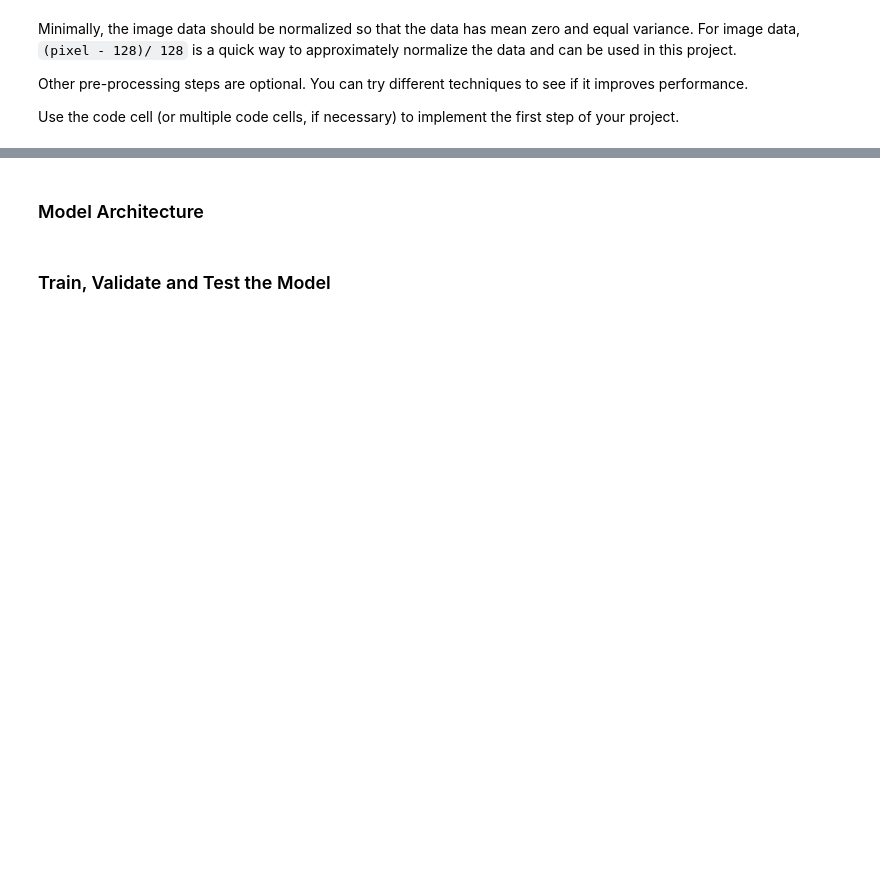
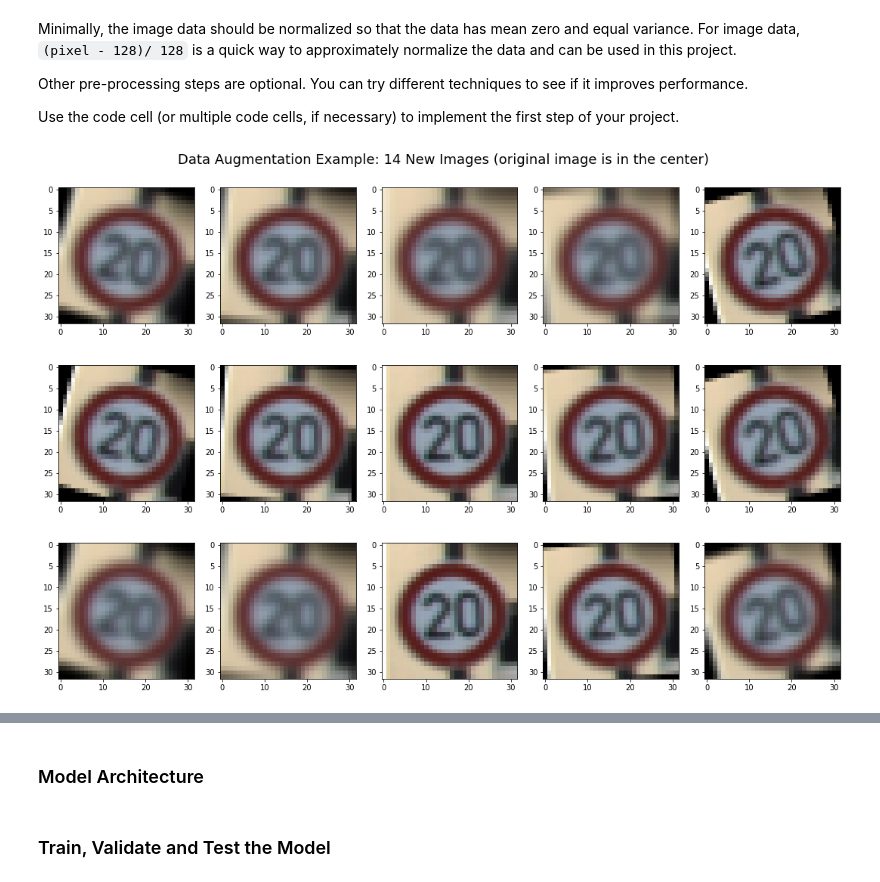
Before and after one commit to mgautho/CarND-Traffic-Sign-Classifier-Project, a Jupyter notebook: Traffic_Sign_Classifier.ipynb, the cells around one changed output, grey strips where cells are left out. Cells and saved outputs as stored; diff of their text form; code cells hidden in the pictures; blank space fills up the shorter version.

```diff
--- a/Traffic_Sign_Classifier.ipynb
+++ b/Traffic_Sign_Classifier.ipynb
@@ -204,4 +197,52 @@ Minimally, the image data should be normalized so that the data has mean zero an
 Other pre-processing steps are optional. You can try different techniques to see if it improves performance.
 
 Use the code cell (or multiple code cells, if necessary) to implement the first step of your project.
+# %%
+def rotate_image(image,angle):
+    #rotation          = np.random.uniform(angle)-angle/2
+    if (angle == 0):
+        return image
+    else:
+        rotation          = angle
+        rows,cols,channel = image.shape
+        RotationMatrix    = cv2.getRotationMatrix2D((cols/2,rows/2),rotation,1)
+        return cv2.warpAffine(image,RotationMatrix,(cols,rows))
+
+def blur_correction(image):
+    size              = (2 * np.random.randint(0, 3)) + 1
+    return cv2.GaussianBlur(image, (size, size), 0)
+
+def gamma_correction(image):
+    gamma             = np.random.uniform(0.2, 1.5)
+    invGamma          = 1.0 / gamma
+    table             = np.array([((i / 255.0) ** invGamma) * 255 for i in np.arange(0, 256)]).astype("uint8")
+    return cv2.LUT(image.astype("uint8"), table)
+
+
+image       = train['features'][train['labels']==0][0]
+n_plot_cols = 5
+n_plot_rows = 3
+plt.figure(figsize=(15,10))
+
+for angle in [-15,-5,0,5,15]:
+    if (angle == -15):
+        i = 1
+    x = i + 5
+    image_1 = rotate_image(image, angle)
+    ax = plt.subplot(3, 5, x)
+    plt.imshow(image_1)
+    x = i
+    image_2 = blur_correction(image_1)
+    ax = plt.subplot(3, 5, x)
+    plt.imshow(image_2)
+    x = i + 10
+    image_3 = blur_correction(image_1)
+    ax = plt.subplot(3, 5, x)
+    plt.imshow(image_3)
+    i=i+1
+plt.tight_layout()
+plt.suptitle("Data Augmentation Example: 14 New Images (original image is in the center)",fontsize=18,y=1.02)
+plt.show()
+# %% [output]
+[figure, added]
 # %%
```
Also changed, not shown: parts of 9 cells of this notebook, 1 other file.
